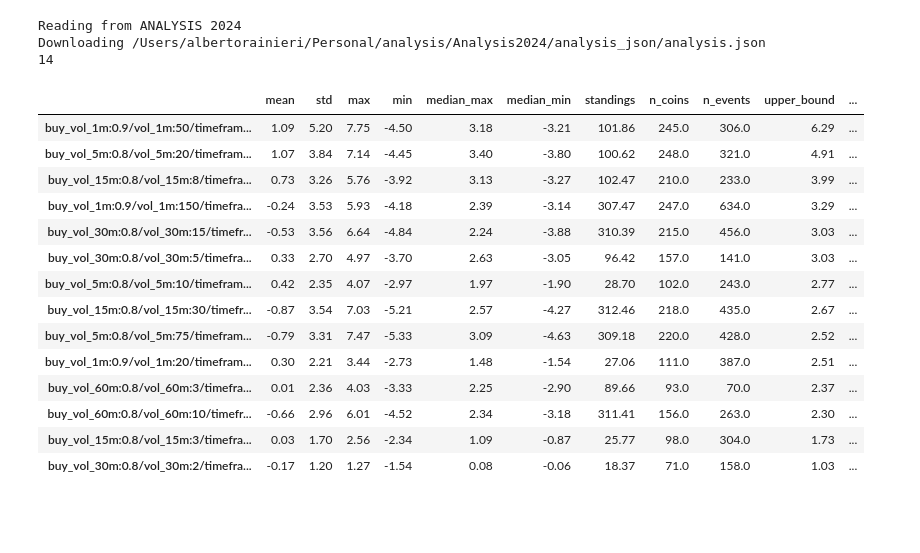
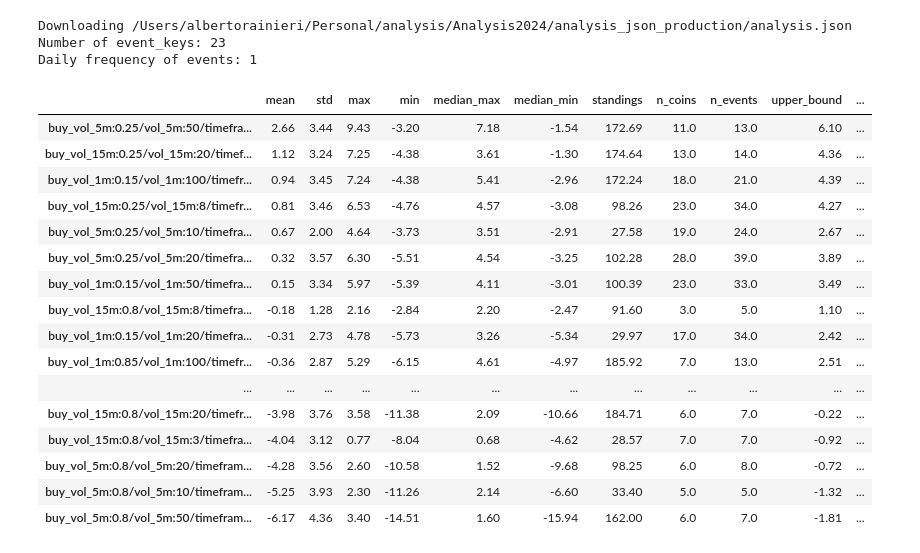
Before and after one commit to albertoRainieri/Crypto_Trading_System, a Jupyter notebook: analysis/Analysis2024/Analysis_2.ipynb, the cells around one changed output. Drawn from its saved outputs; the diff is of its cells as text; code cells hidden in the pictures; blank space fills up the shorter version.

Commit message:
some analysis updates

```diff
--- a/analysis/Analysis2024/Analysis_2.ipynb
+++ b/analysis/Analysis2024/Analysis_2.ipynb
@@ -51,48 +42,63 @@ for i in range(n_iterations):
 # %%
 #DOWNLOAD AND SHOW OUTPUT FROM TOTAL MULTIPROCESSING
 
 import sys
 sys.path.insert(0,'..')
 from Functions import download_show_output
+from Helpers import filter_complete_info_by_current_eventkeys
 import pandas as pd
 from datetime import datetime
 pd.set_option('display.max_rows', None)
 
 minimum_event_number = 1
 minimum_event_number_list = [minimum_event_number]
-minimum_coin_number = 1
-mean_threshold = -5
-lb_threshold = -15
-frequency_threshold = 1
+mean_threshold = -10
+frequency_threshold = 0
 std_multiplier = 10
 early_validation = False
-file_path = "/Users/albertorainieri/Personal/analysis/Analysis2024/analysis_json/analysis.json"
-start_analysis= datetime(2024,1,1)
-early_validation = datetime(2025,2,1)
-output, complete_info = download_show_output(minimum_event_number=minimum_event_number, minimum_coin_number=minimum_coin_number,
-                                      mean_threshold=mean_threshold, lb_threshold=lb_threshold, frequency_threshold=frequency_threshold, early_validation=early_validation,
-                                        std_multiplier=std_multiplier, file_path=file_path, start_analysis=start_analysis)
+# file_paths = ["/Users/albertorainieri/Personal/analysis/Analysis2024/analysis_json/analysis-buy-50-150-450.json",
+#              "/Users/albertorainieri/Personal/analysis/Analysis2024/analysis_json/analysis-sell-50-150-450.json",
+#              "/Users/albertorainieri/Personal/analysis/Analysis2024/analysis_json/analysis-buy-sell-10-250-highfrequency.json"]
+
+file_paths = ["/Users/albertorainieri/Personal/analysis/Analysis2024/analysis_json_production/analysis.json"]
+start_analysis= datetime(2025,1,15)
+early_validation = datetime(2026,1,1)
+xth_percentile=99
+filter_field='mean' #mean, std, max, min
+output, complete_info = download_show_output(minimum_event_number=minimum_event_number,mean_threshold=mean_threshold, frequency_threshold=frequency_threshold,
+                                              early_validation=early_validation, std_multiplier=std_multiplier, file_paths=file_paths,
+                                                start_analysis=start_analysis, DELETE_99_PERCENTILE=True, filter_field=filter_field, xth_percentile=xth_percentile)
+
+
+#output, complete_info = filter_complete_info_by_current_eventkeys(output, complete_info)
+
 df = pd.DataFrame(output).transpose()
-print(len(df['mean']))
-df.sort_values(by=['upper_bound'], ascending=False)
+n_event_keys = len(df['mean'])
+print(f'Number of event_keys: {n_event_keys}')
+daily_frequency_all_events = int(sum(df['frequency/month']) / 30)
+print(f'Daily frequency of events: {daily_frequency_all_events}')
+
+df.sort_values(by=['mean'], ascending=False)
 
 #df.sort_values(by=['lower_bound'], ascending=False)
 # %% [output]
-Reading from ANALYSIS 2024
-Downloading /Users/albertorainieri/Personal/analysis/Analysis2024/analysis_json/analysis.json
-14
+Downloading /Users/albertorainieri/Personal/analysis/Analysis2024/analysis_json_production/analysis.json
+Number of event_keys: 23
+Daily frequency of events: 1
 |  | mean | std | max | min | median_max | median_min | standings | n_coins | n_events | upper_bound | ... |
-| buy_vol_1m:0.9/vol_1m:50/timefram... | 1.09 | 5.20 | 7.75 | -4.50 | 3.18 | -3.21 | 101.86 | 245.0 | 306.0 | 6.29 | ... |
-| buy_vol_5m:0.8/vol_5m:20/timefram... | 1.07 | 3.84 | 7.14 | -4.45 | 3.40 | -3.80 | 100.62 | 248.0 | 321.0 | 4.91 | ... |
-| buy_vol_15m:0.8/vol_15m:8/timefra... | 0.73 | 3.26 | 5.76 | -3.92 | 3.13 | -3.27 | 102.47 | 210.0 | 233.0 | 3.99 | ... |
-| buy_vol_1m:0.9/vol_1m:150/timefra... | -0.24 | 3.53 | 5.93 | -4.18 | 2.39 | -3.14 | 307.47 | 247.0 | 634.0 | 3.29 | ... |
-| buy_vol_30m:0.8/vol_30m:15/timefr... | -0.53 | 3.56 | 6.64 | -4.84 | 2.24 | -3.88 | 310.39 | 215.0 | 456.0 | 3.03 | ... |
-| buy_vol_30m:0.8/vol_30m:5/timefra... | 0.33 | 2.70 | 4.97 | -3.70 | 2.63 | -3.05 | 96.42 | 157.0 | 141.0 | 3.03 | ... |
-| buy_vol_5m:0.8/vol_5m:10/timefram... | 0.42 | 2.35 | 4.07 | -2.97 | 1.97 | -1.90 | 28.70 | 102.0 | 243.0 | 2.77 | ... |
-| buy_vol_15m:0.8/vol_15m:30/timefr... | -0.87 | 3.54 | 7.03 | -5.21 | 2.57 | -4.27 | 312.46 | 218.0 | 435.0 | 2.67 | ... |
-| buy_vol_5m:0.8/vol_5m:75/timefram... | -0.79 | 3.31 | 7.47 | -5.33 | 3.09 | -4.63 | 309.18 | 220.0 | 428.0 | 2.52 | ... |
-| buy_vol_1m:0.9/vol_1m:20/timefram... | 0.30 | 2.21 | 3.44 | -2.73 | 1.48 | -1.54 | 27.06 | 111.0 | 387.0 | 2.51 | ... |
-| buy_vol_60m:0.8/vol_60m:3/timefra... | 0.01 | 2.36 | 4.03 | -3.33 | 2.25 | -2.90 | 89.66 | 93.0 | 70.0 | 2.37 | ... |
-| buy_vol_60m:0.8/vol_60m:10/timefr... | -0.66 | 2.96 | 6.01 | -4.52 | 2.34 | -3.18 | 311.41 | 156.0 | 263.0 | 2.30 | ... |
-| buy_vol_15m:0.8/vol_15m:3/timefra... | 0.03 | 1.70 | 2.56 | -2.34 | 1.09 | -0.87 | 25.77 | 98.0 | 304.0 | 1.73 | ... |
-| buy_vol_30m:0.8/vol_30m:2/timefra... | -0.17 | 1.20 | 1.27 | -1.54 | 0.08 | -0.06 | 18.37 | 71.0 | 158.0 | 1.03 | ... |
+| buy_vol_5m:0.25/vol_5m:50/timefra... | 2.66 | 3.44 | 9.43 | -3.20 | 7.18 | -1.54 | 172.69 | 11.0 | 13.0 | 6.10 | ... |
+| buy_vol_15m:0.25/vol_15m:20/timef... | 1.12 | 3.24 | 7.25 | -4.38 | 3.61 | -1.30 | 174.64 | 13.0 | 14.0 | 4.36 | ... |
+| buy_vol_1m:0.15/vol_1m:100/timefr... | 0.94 | 3.45 | 7.24 | -4.38 | 5.41 | -2.96 | 172.24 | 18.0 | 21.0 | 4.39 | ... |
+| buy_vol_15m:0.25/vol_15m:8/timefr... | 0.81 | 3.46 | 6.53 | -4.76 | 4.57 | -3.08 | 98.26 | 23.0 | 34.0 | 4.27 | ... |
+| buy_vol_5m:0.25/vol_5m:10/timefra... | 0.67 | 2.00 | 4.64 | -3.73 | 3.51 | -2.91 | 27.58 | 19.0 | 24.0 | 2.67 | ... |
+| buy_vol_5m:0.25/vol_5m:20/timefra... | 0.32 | 3.57 | 6.30 | -5.51 | 4.54 | -3.25 | 102.28 | 28.0 | 39.0 | 3.89 | ... |
+| buy_vol_1m:0.15/vol_1m:50/timefra... | 0.15 | 3.34 | 5.97 | -5.39 | 4.11 | -3.01 | 100.39 | 23.0 | 33.0 | 3.49 | ... |
+| buy_vol_15m:0.8/vol_15m:8/timefra... | -0.18 | 1.28 | 2.16 | -2.84 | 2.20 | -2.47 | 91.60 | 3.0 | 5.0 | 1.10 | ... |
+| buy_vol_1m:0.15/vol_1m:20/timefra... | -0.31 | 2.73 | 4.78 | -5.73 | 3.26 | -5.34 | 29.97 | 17.0 | 34.0 | 2.42 | ... |
+| buy_vol_1m:0.85/vol_1m:100/timefr... | -0.36 | 2.87 | 5.29 | -6.15 | 4.61 | -4.97 | 185.92 | 7.0 | 13.0 | 2.51 | ... |
+| ... | ... | ... | ... | ... | ... | ... | ... | ... | ... | ... | ... |
+| buy_vol_15m:0.8/vol_15m:20/timefr... | -3.98 | 3.76 | 3.58 | -11.38 | 2.09 | -10.66 | 184.71 | 6.0 | 7.0 | -0.22 | ... |
+| buy_vol_15m:0.8/vol_15m:3/timefra... | -4.04 | 3.12 | 0.77 | -8.04 | 0.68 | -4.62 | 28.57 | 7.0 | 7.0 | -0.92 | ... |
+| buy_vol_5m:0.8/vol_5m:20/timefram... | -4.28 | 3.56 | 2.60 | -10.58 | 1.52 | -9.68 | 98.25 | 6.0 | 8.0 | -0.72 | ... |
+| buy_vol_5m:0.8/vol_5m:10/timefram... | -5.25 | 3.93 | 2.30 | -11.26 | 2.14 | -6.60 | 33.40 | 5.0 | 5.0 | -1.32 | ... |
+| buy_vol_5m:0.8/vol_5m:50/timefram... | -6.17 | 4.36 | 3.40 | -14.51 | 1.60 | -15.94 | 162.00 | 6.0 | 7.0 | -1.81 | ... |
```
Also changed, not shown: parts of 15 cells of this notebook, 7 other files.
